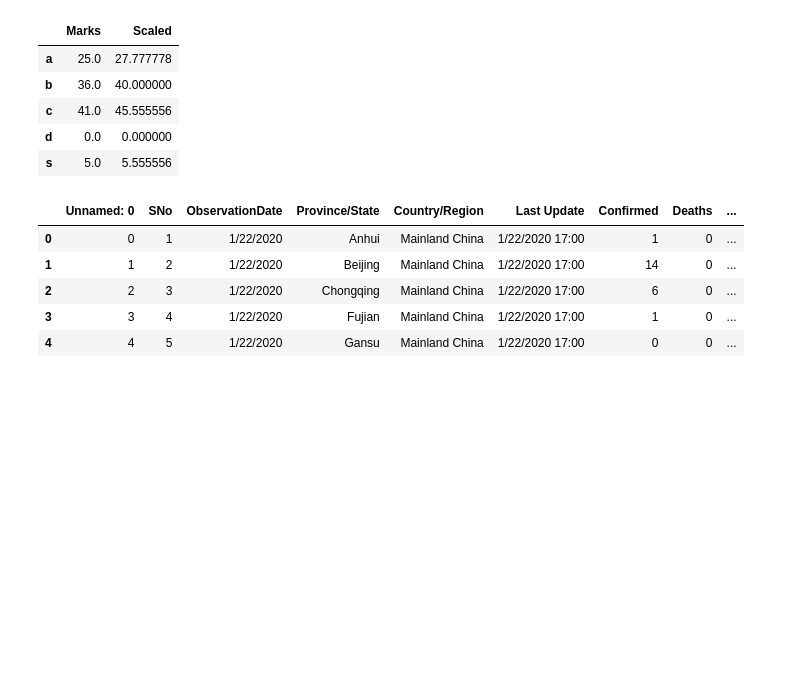
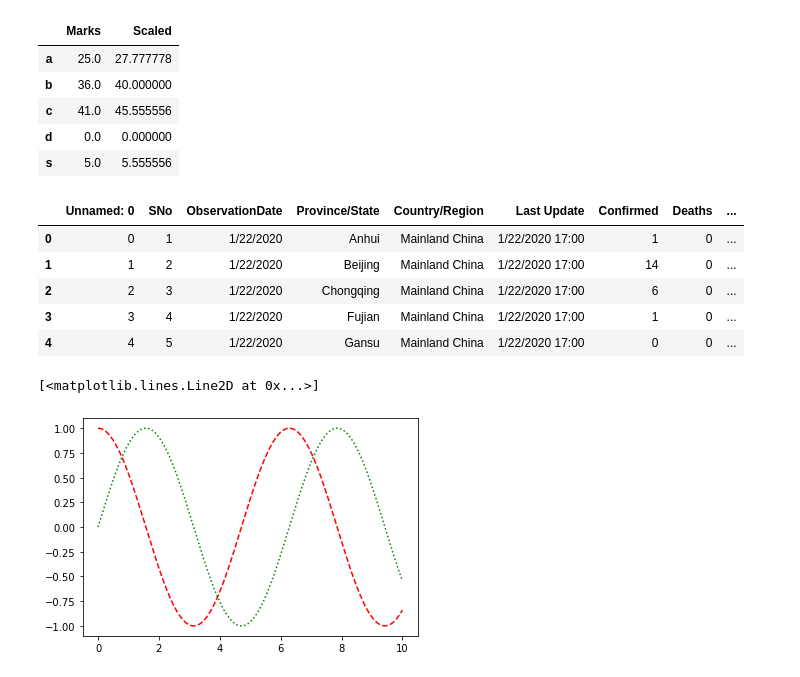
Before and after one commit to KARTIKEYgarg1/udemy-data-science-and-ml, a Jupyter notebook: Practice.ipynb, the cells around one changed output. Saved outputs shown, nothing was run; the diff lists cells and outputs as text; code cells hidden in the pictures; blank space fills up the shorter version.

```diff
--- a/Practice.ipynb
+++ b/Practice.ipynb
@@ -192,3 +192,15 @@ x.head()
 | 2 | 2 | 3 | 1/22/2020 | Chongqing | Mainland China | 1/22/2020 17:00 | 6 | 0 | ... |
 | 3 | 3 | 4 | 1/22/2020 | Fujian | Mainland China | 1/22/2020 17:00 | 1 | 0 | ... |
 | 4 | 4 | 5 | 1/22/2020 | Gansu | Mainland China | 1/22/2020 17:00 | 0 | 0 | ... |
+# %%
+import matplotlib.pyplot as plt
+import numpy as np
+x=np.linspace(0,10,1000)
+plt.plot(x,np.cos(x),'--r')
+plt.plot(x,np.sin(x),':g')
+# --r=dashed red
+# -.g=dashed and dotted green
+# :g=dotted green
+# %% [output]
+[<matplotlib.lines.Line2D at 0x...>]
+[figure, added]
```
Also changed, not shown: parts of 1 cell of this notebook.
